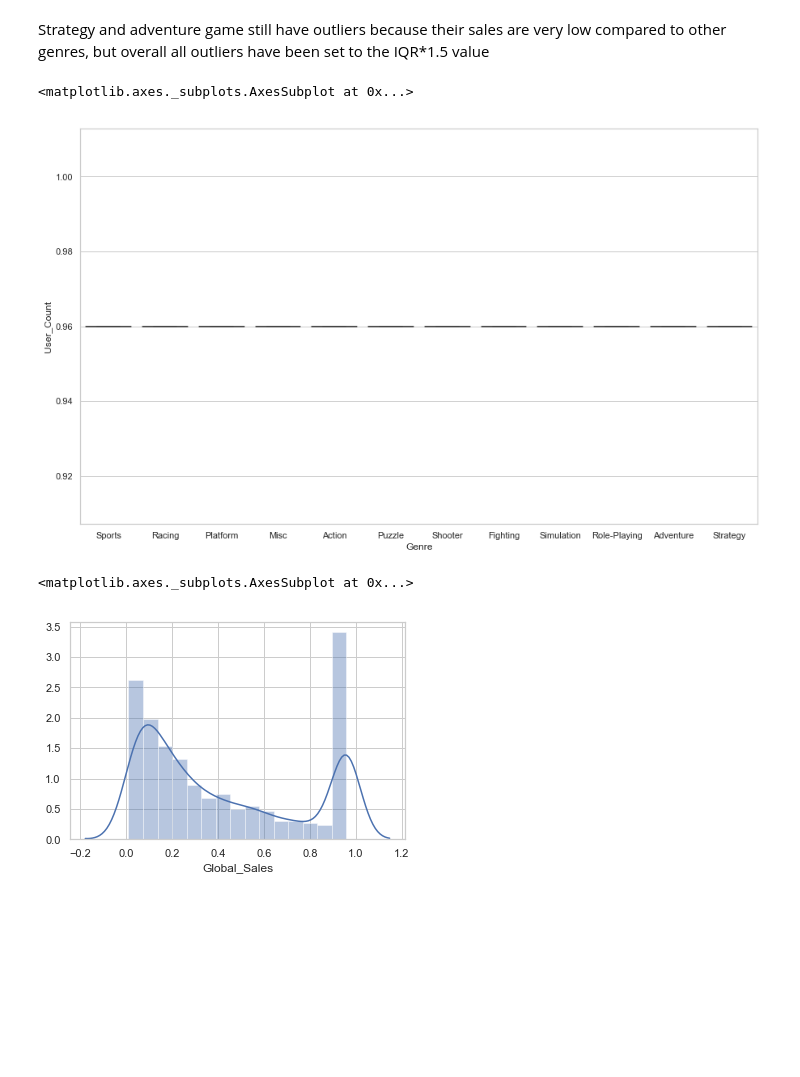
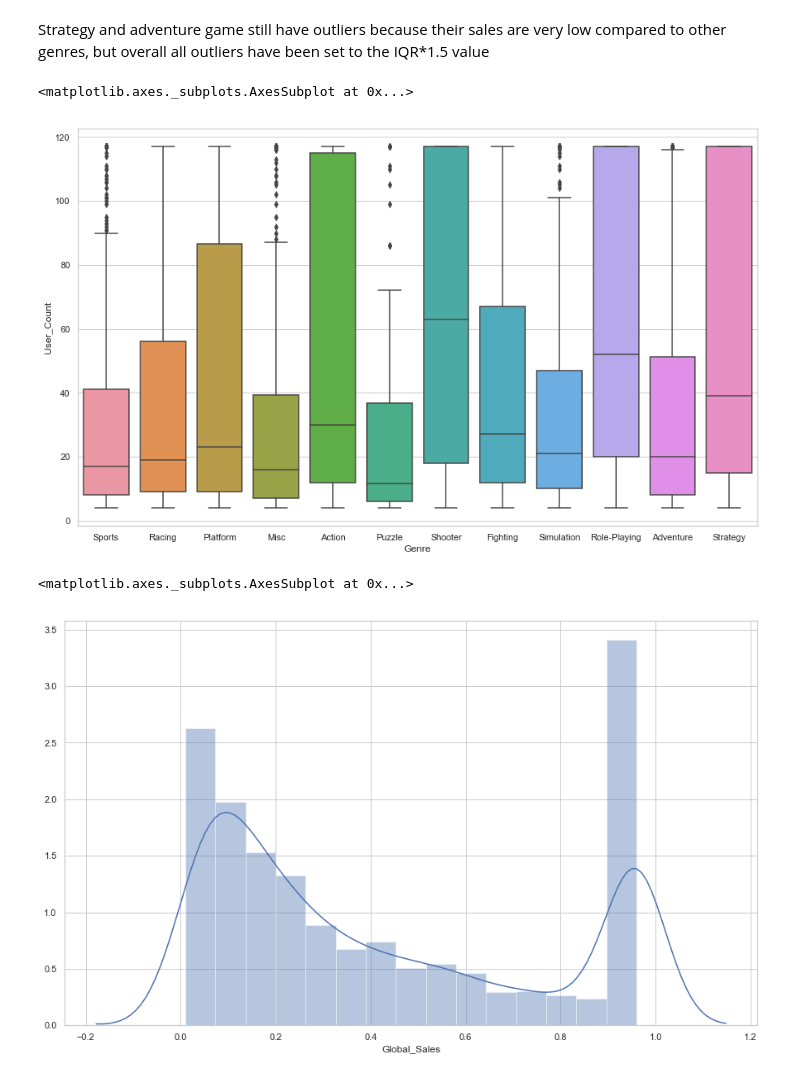
Before and after one commit to legomydiego/Thinkful-Unit-3, a Jupyter notebook: Supervised Learning Capstone Project.ipynb, the cells around one changed output. Saved outputs shown, nothing was run; the diff lists cells and outputs as text; code cells hidden in the pictures; blank space fills up the shorter version.

```diff
--- a/Supervised Learning Capstone Project.ipynb
+++ b/Supervised Learning Capstone Project.ipynb
@@ -177,0 +170,11 @@ See the caveats in the documentation: http://pandas.pydata.org/pandas-docs/stabl
+# %%
+for column in outlier_columns:
+    def reduce_outlier(x):
+        q3 = clean_df[column].quantile(q=0.75)
+        q1 = clean_df[column].quantile(q=0.25)
+        iqr=q3-q1
+        if x > 1.5*iqr:
+            return 1.5*iqr
+        else:
+            return x
+    clean_df[column] = clean_df[column].apply(reduce_outlier)
@@ -197,9 +206,10 @@ plt.figure(figsize=(15, 9))
 sns.boxplot(x=clean_df['Genre'], y=clean_df['User_Count'])
 # %% [output]
 <matplotlib.axes._subplots.AxesSubplot at 0x...>
-[figure, old version]
+[figure, new version]
 # %%
+plt.figure(figsize=(15, 9))
 sns.distplot(clean_df['Global_Sales'])
 # %% [output]
 <matplotlib.axes._subplots.AxesSubplot at 0x...>
-[figure, old version]
+[figure, new version]
```
Also changed, not shown: parts of 4 cells of this notebook.
